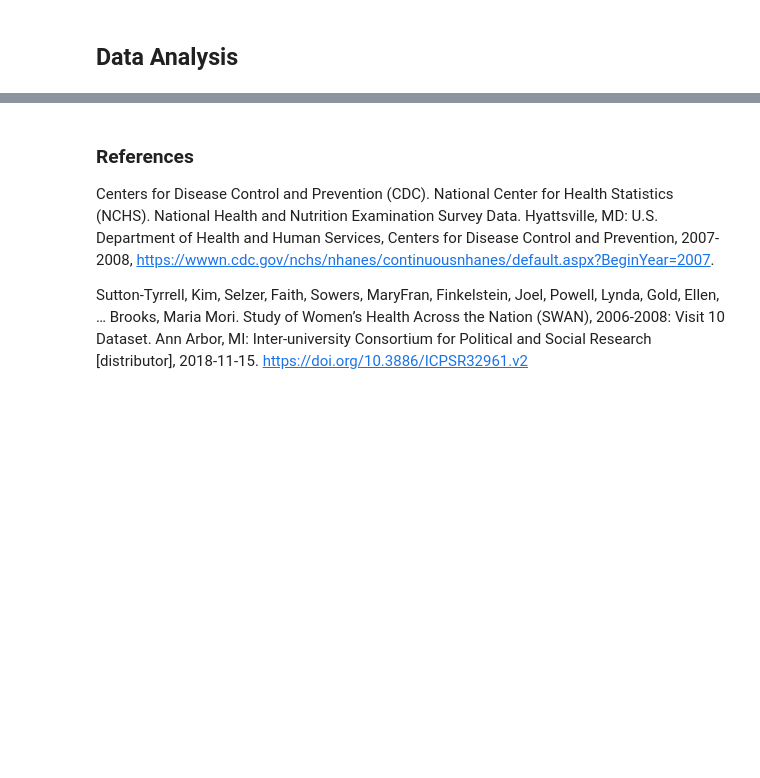
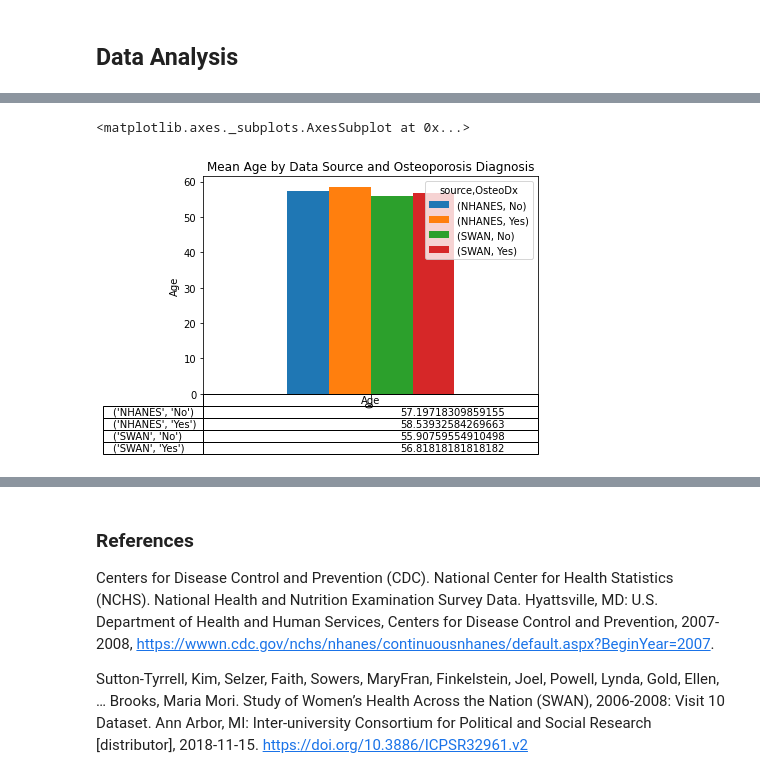
Before and after one commit to ecdmdphd/hds5210-2022, a Jupyter notebook: final/Final_DeMarco.ipynb, the cells around one changed output, grey strips where cells are left out. Saved outputs shown, nothing was run; the diff lists cells and outputs as text; code cells hidden in the pictures; blank space fills up the shorter version.

```diff
--- a/final/Final_DeMarco.ipynb
+++ b/final/Final_DeMarco.ipynb
@@ -389,0 +637,15 @@ Variables were harmonized based on cross-examination of the available codebooks
+# %%
+# Create an ordered categorical data type for specific variables
+# Depression - ordered from none to nearly every day
+dep_type = CategoricalDtype(categories=['None', 'Several Days', 'More than half the days', 'Nearly Every Day'], ordered=True)
+health_type = CategoricalDtype(categories=['Excellent' , 'Very Good', 'Good', 'Fair', 'Poor'], ordered=True)
+educ_type = CategoricalDtype(categories=['Less than High School', 'High School Graduate', 'Some College', 'College Graduate and Above'], ordered = True)
+pain_type = CategoricalDtype(categories= ['Not at All', 'Slightly', 'Moderately', 'Quite a Bit', 'Extremely'], ordered = True)
+anx_type = CategoricalDtype(categories = ['None of the Time', 'A Little of the Time', 'Some of the Time', 'A Good Bit of the Time', 'Most of the Time','All of the Time'], ordered = True)
+# %%
+# Convert the necessary categorical data types
+compositeData['Depress'] = compositeData['Depress'].astype(dep_type)
+compositeData['OverallHealth'] = compositeData['OverallHealth'].astype(health_type)
+compositeData['Educ'] = compositeData['Educ'].astype(educ_type)
+compositeData['Pain'] = compositeData['Pain'].astype(pain_type)
+compositeData['Anxiety'] = compositeData['Anxiety'].astype(anx_type)
@@ -389,0 +660,3 @@ Variables were harmonized based on cross-examination of the available codebooks
+# %%
+# Ensure age is numeric
+compositeData['Age'] = compositeData['Age'].astype(float)
@@ -403,0 +695,4 @@ will need to ask about field level transformations (would something like recodin
+# %%
+# Examine the mean age by source (NHANES vs SWAN) and osteoporosis diagnosis
+agePivot = pd.pivot_table(data = compositeData, values = 'Age', columns = ['source', 'OsteoDx'],
+                             aggfunc = np.mean)
@@ -403,0 +749,9 @@ will need to ask about field level transformations (would something like recodin
+# %%
+# Plot the mean age by source and osteoporosis diagnosis
+agePivot.plot.bar(title = "Mean Age by Data Source and Osteoporosis Diagnosis",
+                 table = True,
+                 ylabel = 'Age',
+                 use_index = False)
+# %% [output]
+<matplotlib.axes._subplots.AxesSubplot at 0x...>
+[figure, added]
```
Also changed, not shown: parts of 61 cells of this notebook, 1 other file.
